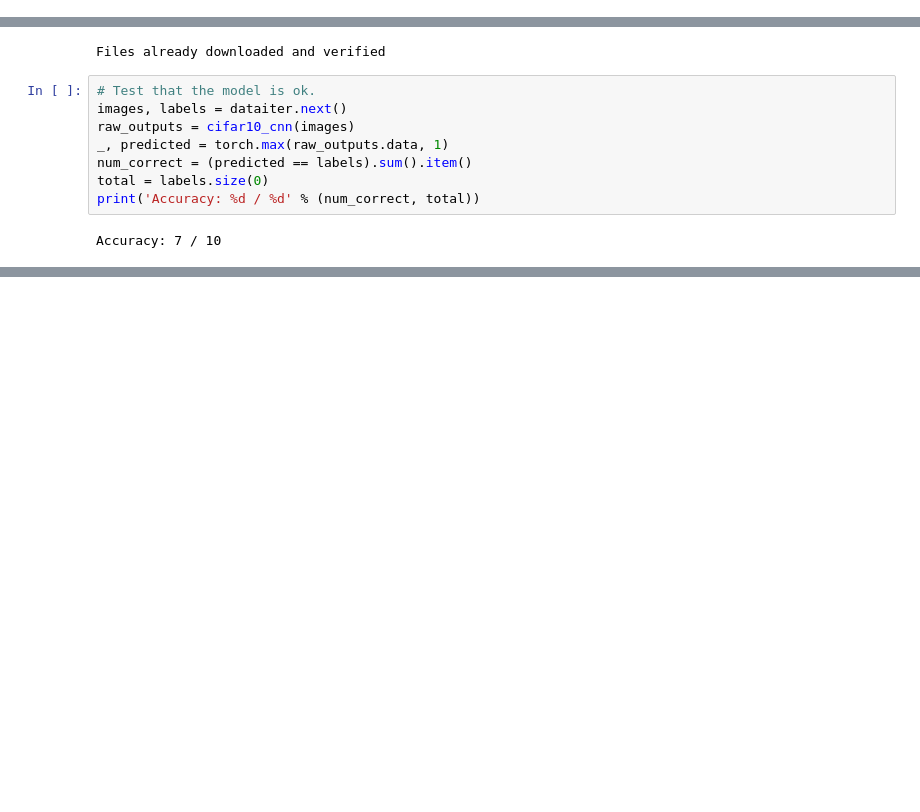
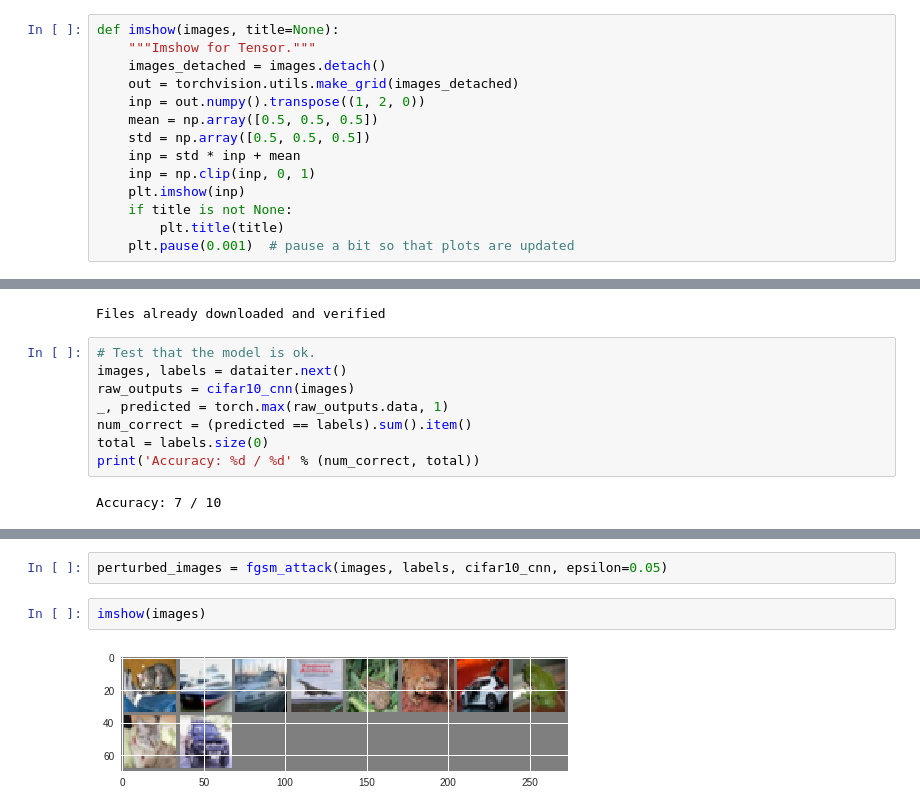
Before and after one commit to dennis-sell/pytorch-fun, a Jupyter notebook: AdversarialML_Scale.ipynb, the cells around one changed output, grey strips where cells are left out. Cells and saved outputs as stored; diff of their text form; blank space fills up the shorter version.

Commit message:
Implemented One-step Attacks

```diff
--- a/AdversarialML_Scale.ipynb
+++ b/AdversarialML_Scale.ipynb
@@ -23,4 +25,18 @@ drive.mount('/content/drive')
 drive_dir = 'drive/My Drive/Colab Notebooks/'
 # %% [output]
 Drive already mounted at /content/drive; to attempt to forcibly remount, call drive.mount("/content/drive", force_remount=True).
+# %%
+def imshow(images, title=None):
+    """Imshow for Tensor."""
+    images_detached = images.detach()
+    out = torchvision.utils.make_grid(images_detached)
+    inp = out.numpy().transpose((1, 2, 0))
+    mean = np.array([0.5, 0.5, 0.5])
+    std = np.array([0.5, 0.5, 0.5])
+    inp = std * inp + mean
+    inp = np.clip(inp, 0, 1)
+    plt.imshow(inp)
+    if title is not None:
+        plt.title(title)
+    plt.pause(0.001)  # pause a bit so that plots are updated
 # %%
@@ -106,0 +156,6 @@ Accuracy: 7 / 10
+# %%
+perturbed_images = fgsm_attack(images, labels, cifar10_cnn, epsilon=0.05)
+# %%
+imshow(images)
+# %% [output]
+[figure, added]
```
Also changed, not shown: parts of 10 cells of this notebook.
